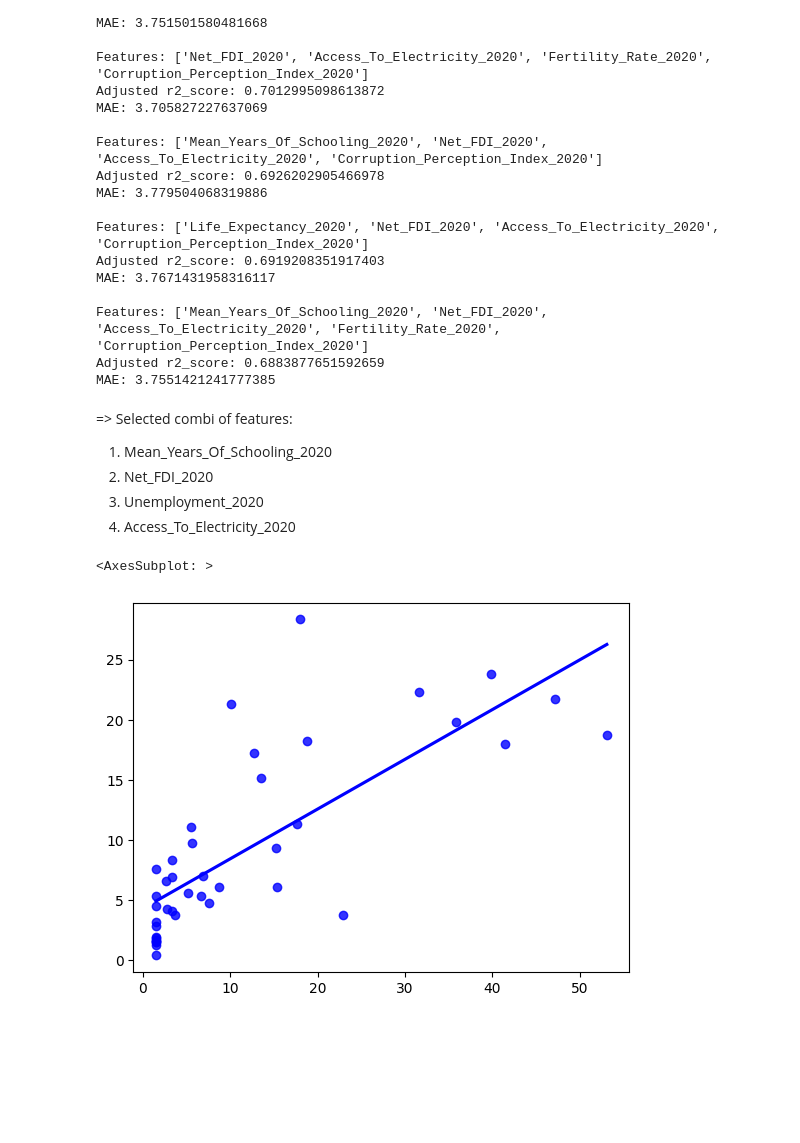
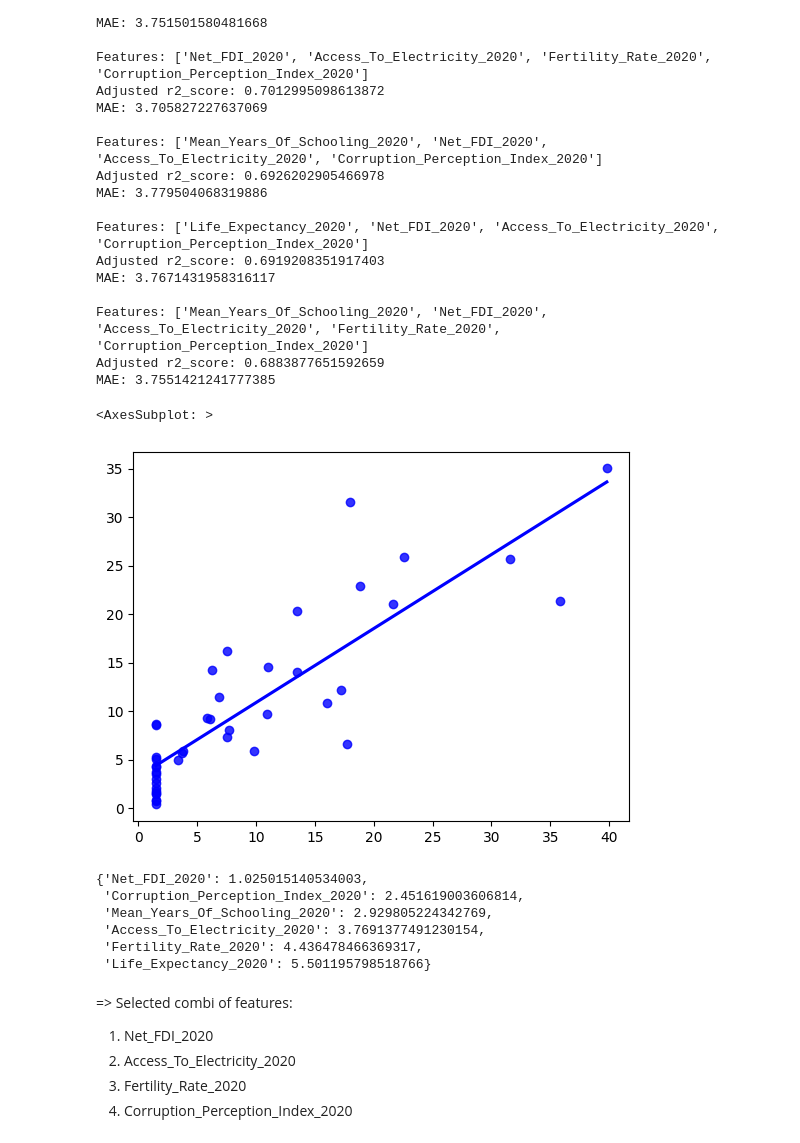
Before and after one commit to Sean2309/10.020_DataDrivenWorld_2D_Project-, a Jupyter notebook: Code/Modelling/linear_regression.ipynb, the cells around one changed output. Drawn from its saved outputs; the diff is of its cells as text; code cells hidden in the pictures; blank space fills up the shorter version.

```diff
--- a/Code/Modelling/linear_regression.ipynb
+++ b/Code/Modelling/linear_regression.ipynb
@@ -9,6 +9,7 @@ def remove_outliers(df_in, df_out):
     lower, upper = mean - 3 * std, mean + 3 * std  # type pd.Series
     out1 = df_in.index[(df_in < lower).any(axis=1)]
     out2 = df_in.index[(df_in > upper).any(axis=1)]
+    # print(out1.union(out2))
     idxs = df_in.index.drop(out1.union(out2))
     df_in = df_in.loc[idxs].copy().reset_index(drop=True)
     df_out = df_out.loc[idxs].copy().reset_index(drop=True)
@@ -50,8 +51,8 @@ def split_data(df_feature, df_target, random_state=None, test_size=0.5):
     n_idxs = np.random.choice(total, n, replace=False)
     m_idxs = np.array([i for i in range(total) if i not in n_idxs])
 
-    df_feature_train, df_target_train = df_feature.loc[m_idxs], df_target.loc[m_idxs]
-    df_feature_test, df_target_test = df_feature.loc[n_idxs], df_target.loc[n_idxs]
+    df_feature_train, df_target_train = df_feature.loc[m_idxs].copy(), df_target.loc[m_idxs].copy()
+    df_feature_test, df_target_test = df_feature.loc[n_idxs].copy(), df_target.loc[n_idxs].copy()
 
     return df_feature_train, df_feature_test, df_target_train, df_target_test
 # %%
@@ -254,3 +262,20 @@ MAE: 3.7671431958316117
 Features: ['Mean_Years_Of_Schooling_2020', 'Net_FDI_2020', 'Access_To_Electricity_2020', 'Fertility_Rate_2020', 'Corruption_Perception_Index_2020']
 Adjusted r2_score: 0.6883877651592659
 MAE: 3.7551421241777385
+# %%
+combi = ['Net_FDI_2020', 'Access_To_Electricity_2020', 'Fertility_Rate_2020', 'Corruption_Perception_Index_2020']
+
+df_features, df_target = get_features_targets(df, combi, output_names)
+n = len(df_features.columns)
+df_features, df_target = remove_outliers(df_features, df_target)
+
+# Split the data set into training and test
+df_features_train, df_features_test, df_target_train, df_target_test = split_data(df_features, df_target, 100, 0.3)
+
+target = prepare_target(df_target_test)
+pred = predict(df_features_test, betas[str(combi)])
+
+sns.regplot(x=target,y=pred,ci=None,color ='blue')
+# %% [output]
+<AxesSubplot: >
+[figure, added]
@@ -257,23 +315,31 @@ MAE: 3.7551421241777385
+# %%
+import json, itertools
+
+# Get all features included in top 5 combis
+tmp1 = []
+tmp = [item[0] for item in list(r2s.items())[:5]]
+for x in tmp:
+    tmp1 += x[1:-1].replace(' ', '').replace('\'', '').replace('\"', '').split(',')
+feature_names_top_5 = np.unique(np.array(tmp1).flatten()).tolist()
+
+# Calculate VIF
+vifs = {}
+for i, feature in enumerate(feature_names_top_5):
+    vifs[feature] = vif([feature], feature_names_top_5[:i]+feature_names_top_5[i+1:])
+
+# Sort all VIF scores from low to high
+vifs = {k: v for k, v in sorted(vifs.items(), key=lambda item: item[1], reverse=False)}
+vifs
+# %% [output]
+{'Net_FDI_2020': 1.025015140534003,
+ 'Corruption_Perception_Index_2020': 2.451619003606814,
+ 'Mean_Years_Of_Schooling_2020': 2.929805224342769,
+ 'Access_To_Electricity_2020': 3.7691377491230154,
+ 'Fertility_Rate_2020': 4.436478466369317,
+ 'Life_Expectancy_2020': 5.501195798518766}
 # %% [markdown]
 => Selected combi of features:
-1. Mean_Years_Of_Schooling_2020
-2. Net_FDI_2020
-3. Unemployment_2020
-4. Access_To_Electricity_2020
+1. Net_FDI_2020
+2. Access_To_Electricity_2020
+3. Fertility_Rate_2020
+4. Corruption_Perception_Index_2020
-# %%
-combi = ["Mean_Years_Of_Schooling_2020", "Net_FDI_2020", "Unemployment_2020", "Access_To_Electricity_2020"]
-
-df_features, df_target = get_features_targets(df, combi, output_names)
-n = len(df_features.columns)
-df_features, df_target = remove_outliers(df_features, df_target)
-
-# Split the data set into training and test
-df_features_train, df_features_test, df_target_train, df_target_test = split_data(df_features, df_target, 100, 0.3)
-
-target = prepare_target(df_target_test)
-pred = predict(df_features_test, betas[str(combi)])
-
-sns.regplot(x=target,y=pred,ci=None,color ='blue')
-# %% [output]
-<AxesSubplot: >
-[figure, removed]
```
Also changed, not shown: parts of 10 cells of this notebook.
